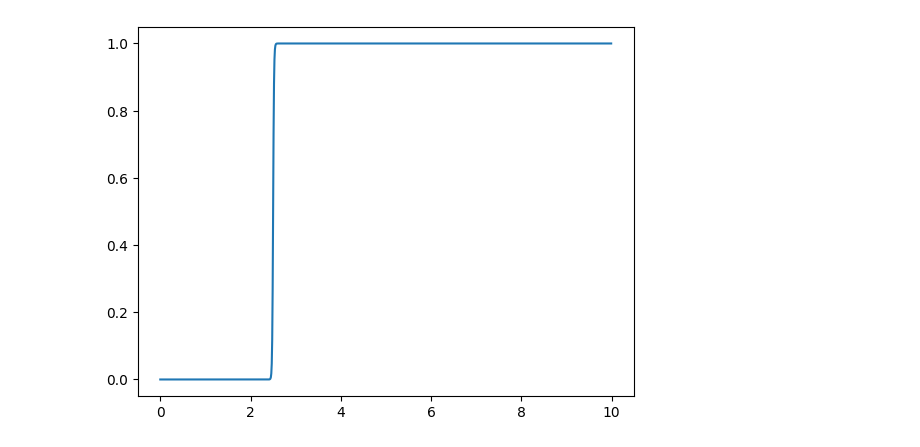
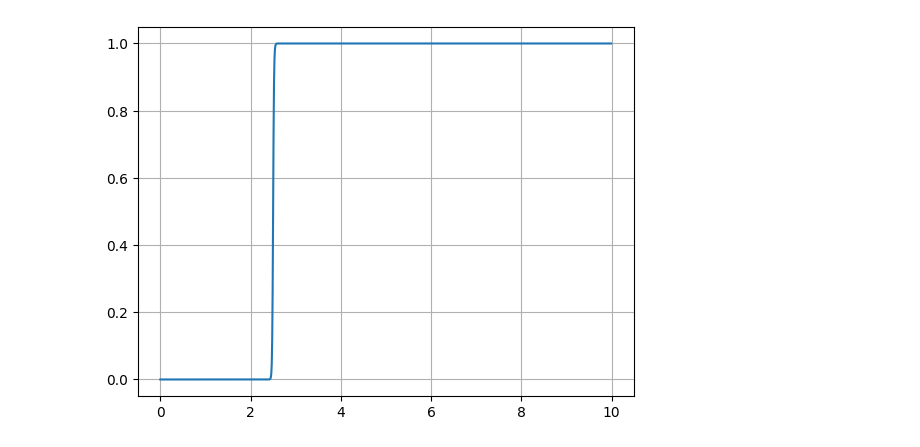
Before and after one commit to Janibek6119/ml-diary, a Jupyter notebook: course-1/A1_1.course_5_LogR.ipynb, the cells around one changed output. Saved outputs shown, nothing was run; the diff lists cells and outputs as text; code cells hidden in the pictures.

```diff
--- a/course-1/A1_1.course_5_LogR.ipynb
+++ b/course-1/A1_1.course_5_LogR.ipynb
@@ -6,31 +6,33 @@ def sig(x):
   return 1 / (1 + np.exp(-x))
 
 
 def val(x, w, b):
     """
     input:
         `N`[1...inf) input rows
     return:
         `1D` arr of `N` predictions
     """
     return np.dot(w, x.T) + b  # w is applied to N[1...inf) rows of x. Result: 1D arr of N predictions
 
 def pred(x,w,b):
   return sig(val(x,w,b))
 dataset = np.array([
   [0,0],
   [1,0],
   [2,0],
   [3,1],
   [4,1],
   [5,1],
 ])
 x_train = dataset[:,:-1]
 y_train = dataset[:,-1:]
+# Depending on w and b, the step in the plot will look different
 w = 100
 b = -250
 preds = pred(np.arange(0,10,0.01), w, b)
 plt.plot(np.arange(0,10,0.01),preds)
+plt.grid()
 plt.show()
 # %% [output]
-[figure, old version]
+[figure, new version]
```
Also changed, not shown: parts of 1 cell of this notebook, 8 other files.
